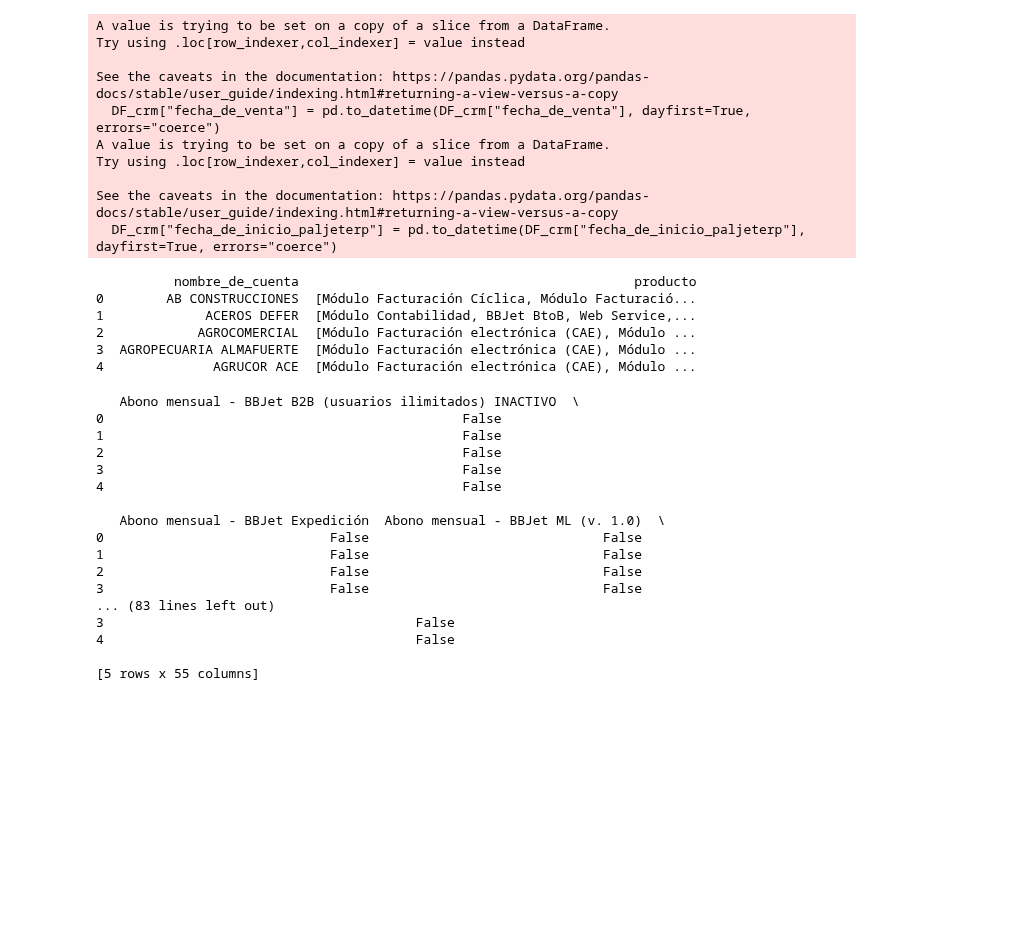
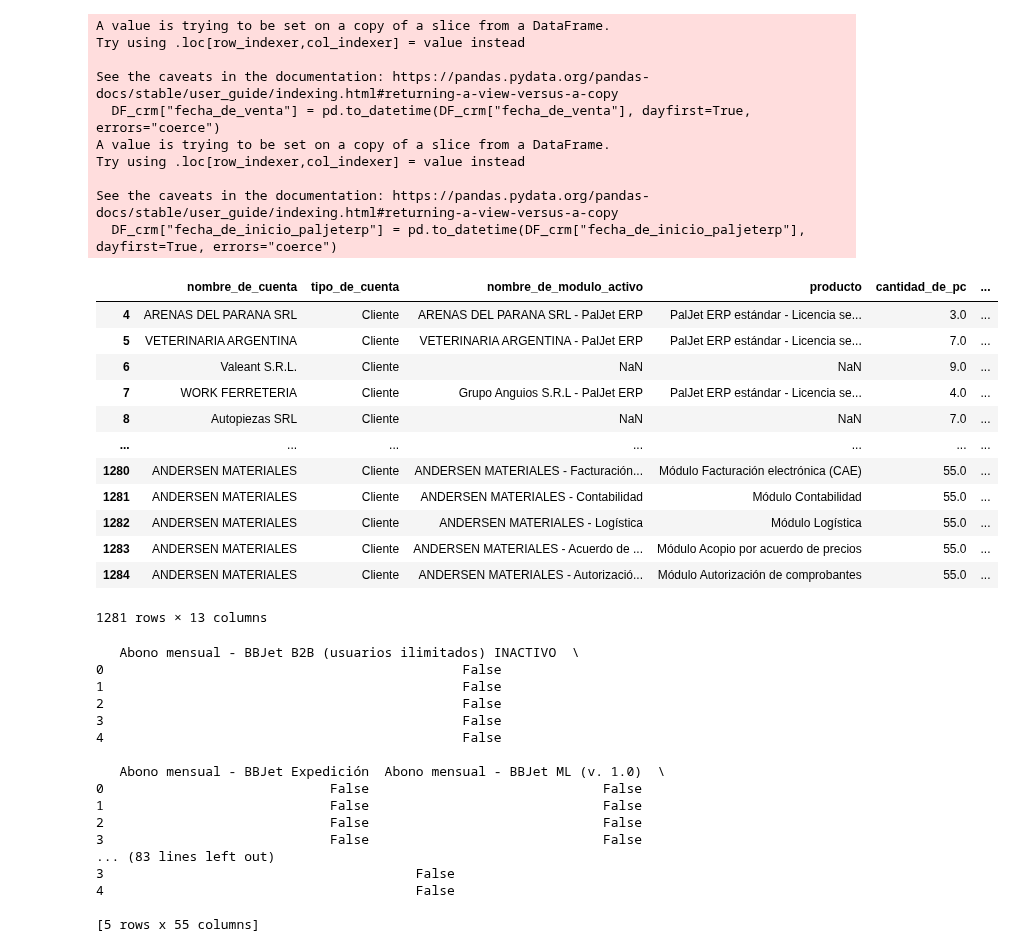
Before and after one commit to christiansaluzzo/Etsol_AnalisisClientes, a Jupyter notebook: análisis_clientes.ipynb, the cells around one changed output. Drawn from its saved outputs; the diff is of its cells as text; code cells hidden in the pictures; blank space fills up the shorter version.

Commit message:
CRM - Productos y análisis con combinaciones

```diff
--- a/análisis_clientes.ipynb
+++ b/análisis_clientes.ipynb
@@ -201,8 +284,22 @@ Try using .loc[row_indexer,col_indexer] = value instead
 See the caveats in the documentation: https://pandas.pydata.org/pandas-docs/stable/user_guide/indexing.html#returning-a-view-versus-a-copy
   DF_crm["fecha_de_inicio_paljeterp"] = pd.to_datetime(DF_crm["fecha_de_inicio_paljeterp"], dayfirst=True, errors="coerce")
 # %%
-DF_crm.head(10)
-DF_crm.to_excel("resultados_dashboard\\limpieza_DF_crm.xlsx",index=False)
+"""DF_crm.to_excel("resultados_dashboard\\limpieza_DF_crm.xlsx",index=False)"""
+DF_crm.head(-2)
+# %% [output]
+|  | nombre_de_cuenta | tipo_de_cuenta | nombre_de_modulo_activo | producto | cantidad_de_pc | ... |
+| 4 | ARENAS DEL PARANA SRL | Cliente | ARENAS DEL PARANA SRL - PalJet ERP | PalJet ERP estándar - Licencia se... | 3.0 | ... |
+| 5 | VETERINARIA ARGENTINA | Cliente | VETERINARIA ARGENTINA - PalJet ERP | PalJet ERP estándar - Licencia se... | 7.0 | ... |
+| 6 | Valeant S.R.L. | Cliente | NaN | NaN | 9.0 | ... |
+| 7 | WORK FERRETERIA | Cliente | Grupo Anguios S.R.L - PalJet ERP | PalJet ERP estándar - Licencia se... | 4.0 | ... |
+| 8 | Autopiezas SRL | Cliente | NaN | NaN | 7.0 | ... |
+| ... | ... | ... | ... | ... | ... | ... |
+| 1280 | ANDERSEN MATERIALES | Cliente | ANDERSEN MATERIALES - Facturación... | Módulo Facturación electrónica (CAE) | 55.0 | ... |
+| 1281 | ANDERSEN MATERIALES | Cliente | ANDERSEN MATERIALES - Contabilidad | Módulo Contabilidad | 55.0 | ... |
+| 1282 | ANDERSEN MATERIALES | Cliente | ANDERSEN MATERIALES - Logística | Módulo Logística | 55.0 | ... |
+| 1283 | ANDERSEN MATERIALES | Cliente | ANDERSEN MATERIALES - Acuerdo de ... | Módulo Acopio por acuerdo de precios | 55.0 | ... |
+| 1284 | ANDERSEN MATERIALES | Cliente | ANDERSEN MATERIALES - Autorizació... | Módulo Autorización de comprobantes | 55.0 | ... |
+1281 rows × 13 columns
 # %%
 # Análisis de market basket / asociación de productos
 
@@ -217,14 +314,11 @@ DF_crm.to_excel("resultados_dashboard\\limpieza_DF_crm.xlsx",index=False)
 # Ejemplo: la veterinaria tiene el ERP, otro cliente también tiene ERP, etc.
 # Primero deberías agrupar por cliente y juntar los productos:
 
+"""
 # Agrupar productos por cliente
 productos_por_cliente = DF_crm.groupby("nombre_de_cuenta")["producto"].apply(list).reset_index()
 
+# Exportamos a una planilla Excel
+productos_por_cliente.to_excel("resultados_dashboard\\Productos por cliente.xlsx",index=False)
 print(productos_por_cliente.head())
+"""
-# %% [output]
-          nombre_de_cuenta                                           producto
-0        AB CONSTRUCCIONES  [Módulo Facturación Cíclica, Módulo Facturació...
-1             ACEROS DEFER  [Módulo Contabilidad, BBJet BtoB, Web Service,...
-2            AGROCOMERCIAL  [Módulo Facturación electrónica (CAE), Módulo ...
-3  AGROPECUARIA ALMAFUERTE  [Módulo Facturación electrónica (CAE), Módulo ...
-4              AGRUCOR ACE  [Módulo Facturación electrónica (CAE), Módulo ...
```
Also changed, not shown: parts of 3 cells of this notebook, 3 other files.
